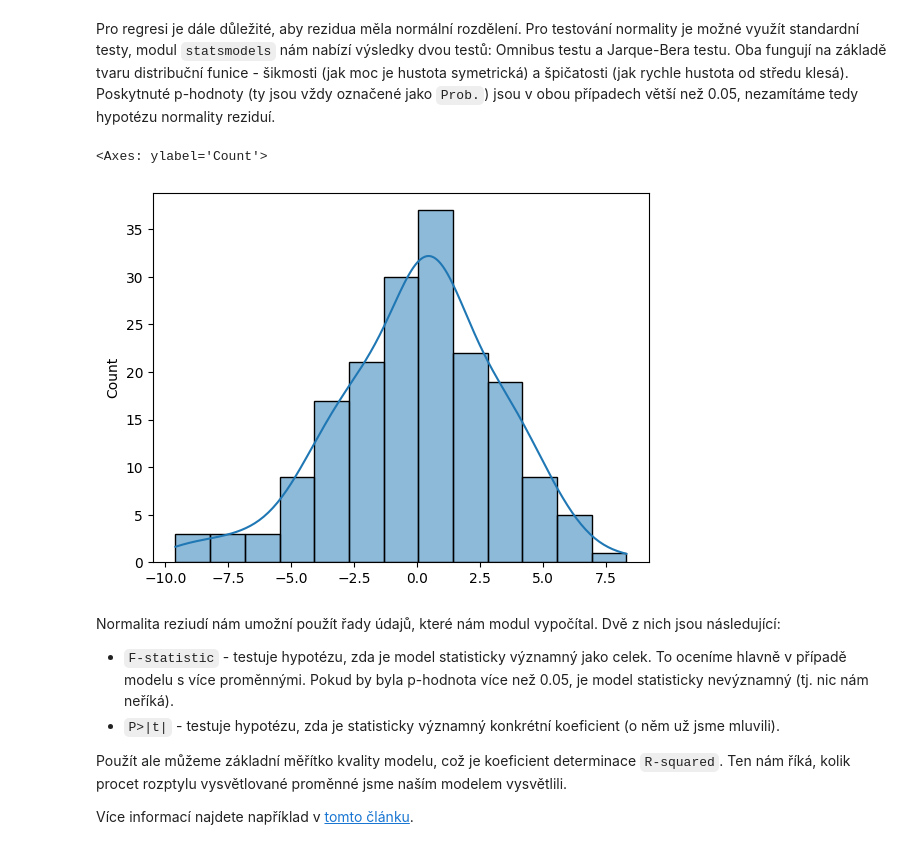
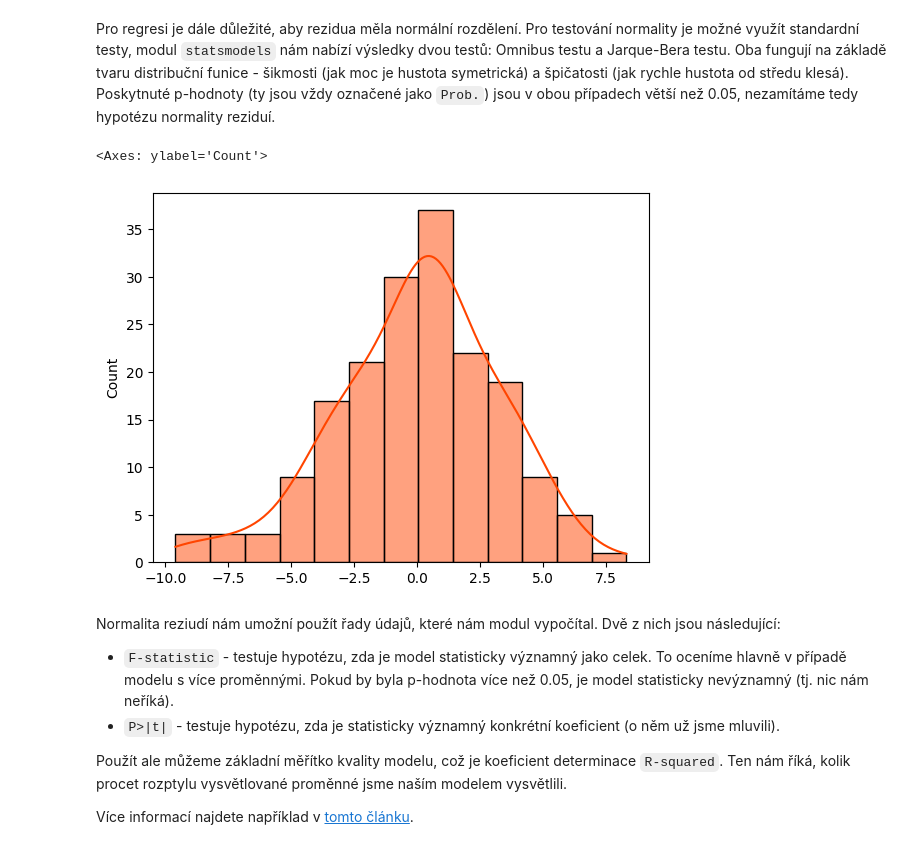
Before and after one commit to JanaEsther/PythonProDataScience, a Jupyter notebook: 04/lekce.ipynb, the cells around one changed output. Drawn from its saved outputs; the diff is of its cells as text; code cells hidden in the pictures.

Commit message:
plots+tests+hypotesis

```diff
--- a/04/lekce.ipynb
+++ b/04/lekce.ipynb
@@ -462,10 +457,10 @@ Regrese funguje na principu minimalizace druhé mocniny součtu reziduí. Tj. vy
 # %% [markdown]
 Pro regresi je dále důležité, aby rezidua měla normální rozdělení. Pro testování normality je možné využít standardní testy, modul `statsmodels` nám nabízí výsledky dvou testů: Omnibus testu a Jarque-Bera testu. Oba fungují na základě tvaru distribuční funice - šikmosti (jak moc je hustota symetrická) a špičatosti (jak rychle hustota od středu klesá). Poskytnuté p-hodnoty (ty jsou vždy označené jako `Prob.`) jsou v obou případech větší než 0.05, nezamítáme tedy hypotézu normality reziduí.
 # %%
-sns.histplot(res.resid, kde=True)
+sns.histplot(res.resid, kde=True, color="orangered")
 # %% [output]
 <Axes: ylabel='Count'>
-[figure, old version]
+[figure, new version]
 # %% [markdown]
 Normalita reziudí nám umožní použít řady údajů, které nám modul vypočítal. Dvě z nich jsou následující:
 
```
Also changed, not shown: parts of 9 cells of this notebook, 23 other files.
